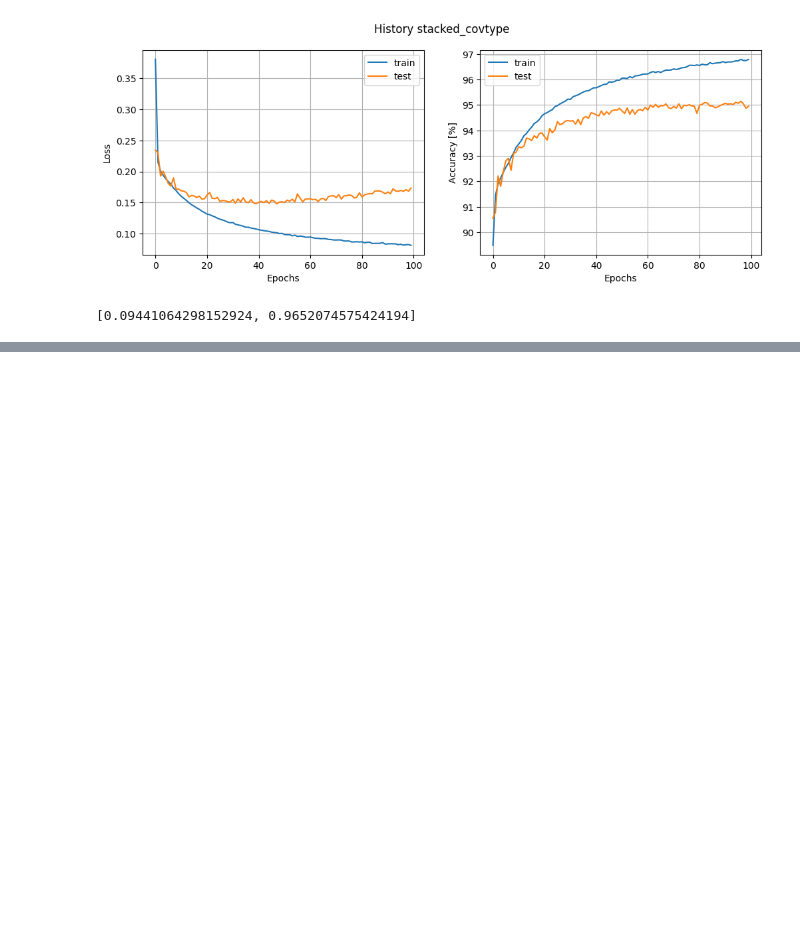
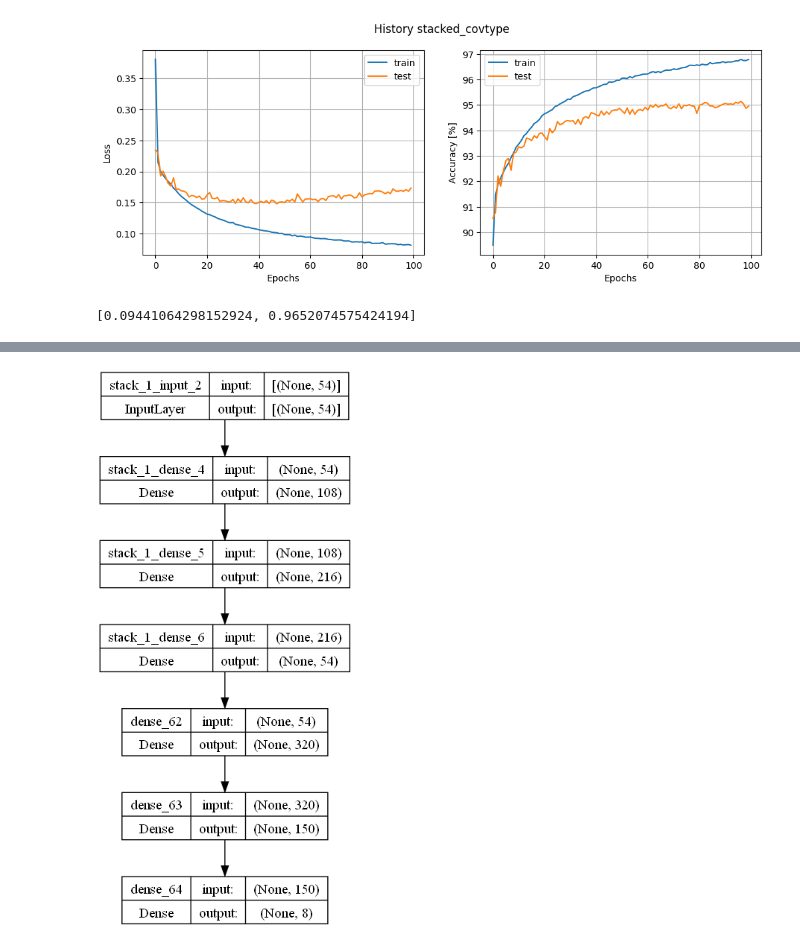
Before and after one commit to Ichtiostega/masters-project, a Jupyter notebook: MastersProject.ipynb, the cells around one changed output, grey strips where cells are left out. Saved outputs shown, nothing was run; the diff lists cells and outputs as text; code cells hidden in the pictures; blank space fills up the shorter version.

```diff
--- a/MastersProject.ipynb
+++ b/MastersProject.ipynb
@@ -290,0 +370,28 @@ stacked_evaluate(covtype_stacked_model, xts, yts, batch_size=256, verbose=0)
+# %%
+# single_base_model = fit_multiple_dense(
+#     [[54, 108, 216, 54, 8]],
+#     xtr,
+#     ytr,
+#     validation_data=(xts, yts),
+#     group_name="covtype_v1",
+#     epochs=100,
+#     batch_size=256,
+#     verbose=0,
+# )
+# single_stacked_model = define_stacked_model(
+#     [model_data[1] for model_data in single_base_model], [320, 150, 8]
+# )
+# single_stacked_history = single_stacked_model.fit(
+#     xtr,
+#     ytr,
+#     validation_data=(xts, yts),
+#     epochs=100,
+#     batch_size=256,
+#     verbose=1,
+# ).history
+# model_save('stacked_single', single_stacked_model, single_stacked_history)
+single_stacked_model, single_stacked_history = model_load("stacked_single")
+# %%
+kutils.plot_model(single_stacked_model, show_shapes=True)
+# %% [output]
+[figure, added]
```
Also changed, not shown: parts of 13 cells of this notebook, 14 other files.
